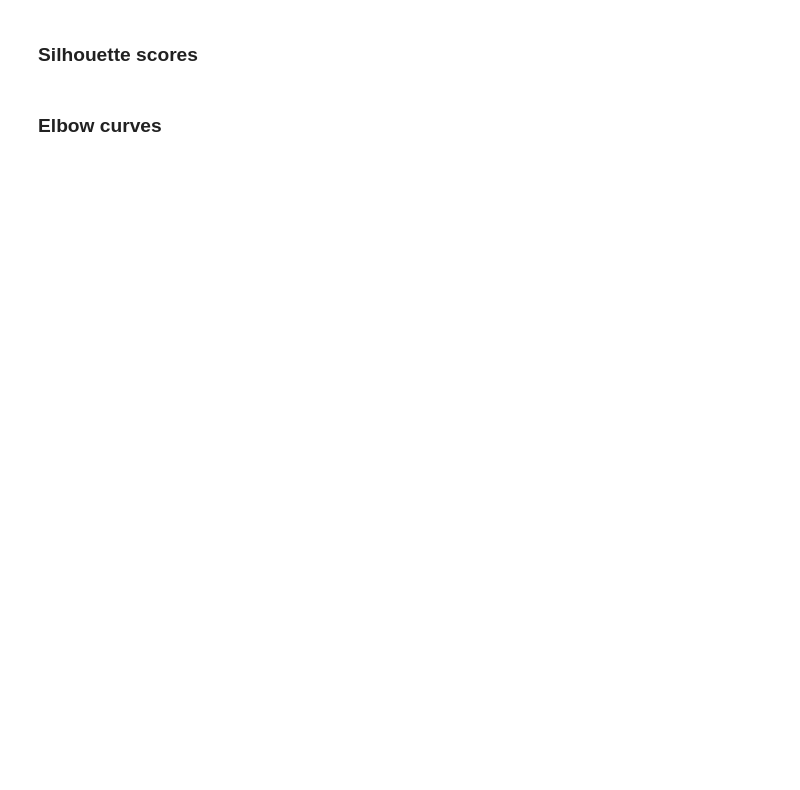
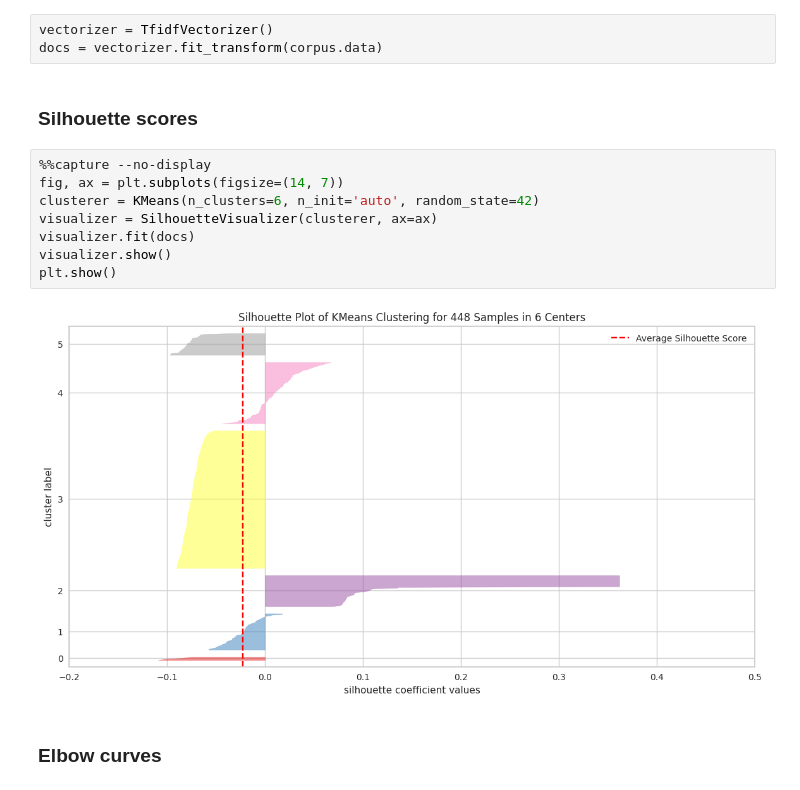
Before and after one commit to rjafarau/atap, a Jupyter notebook: python/source/08_Text_Visualization.ipynb, the cells around one changed output. Saved outputs shown, nothing was run; the diff lists cells and outputs as text; blank space fills up the shorter version.

Commit message:
Complete chapter 08 Text Visualization

```diff
--- a/python/source/08_Text_Visualization.ipynb
+++ b/python/source/08_Text_Visualization.ipynb
@@ -901,4 +904,17 @@ plt.show()
+# %%
+vectorizer = TfidfVectorizer()
+docs = vectorizer.fit_transform(corpus.data)
 # %% [markdown]
 ### Silhouette scores
+# %%
+%%capture --no-display
+fig, ax = plt.subplots(figsize=(14, 7))
+clusterer = KMeans(n_clusters=6, n_init='auto', random_state=42)
+visualizer = SilhouetteVisualizer(clusterer, ax=ax)
+visualizer.fit(docs)
+visualizer.show()
+plt.show()
+# %% [output]
+[figure, added]
 # %% [markdown]
 ### Elbow curves
```
Also changed, not shown: parts of 9 cells of this notebook, 3 other files.
